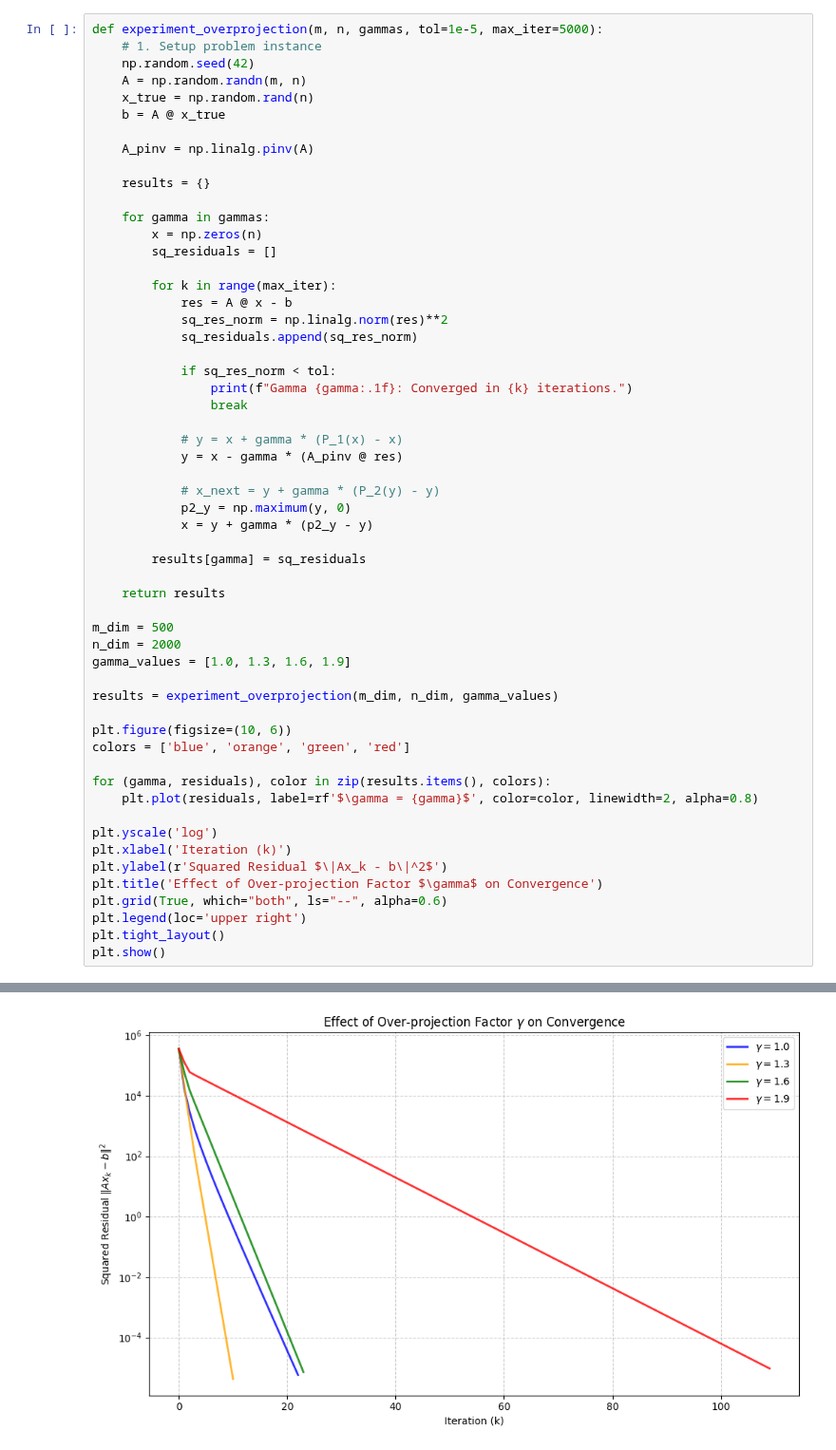
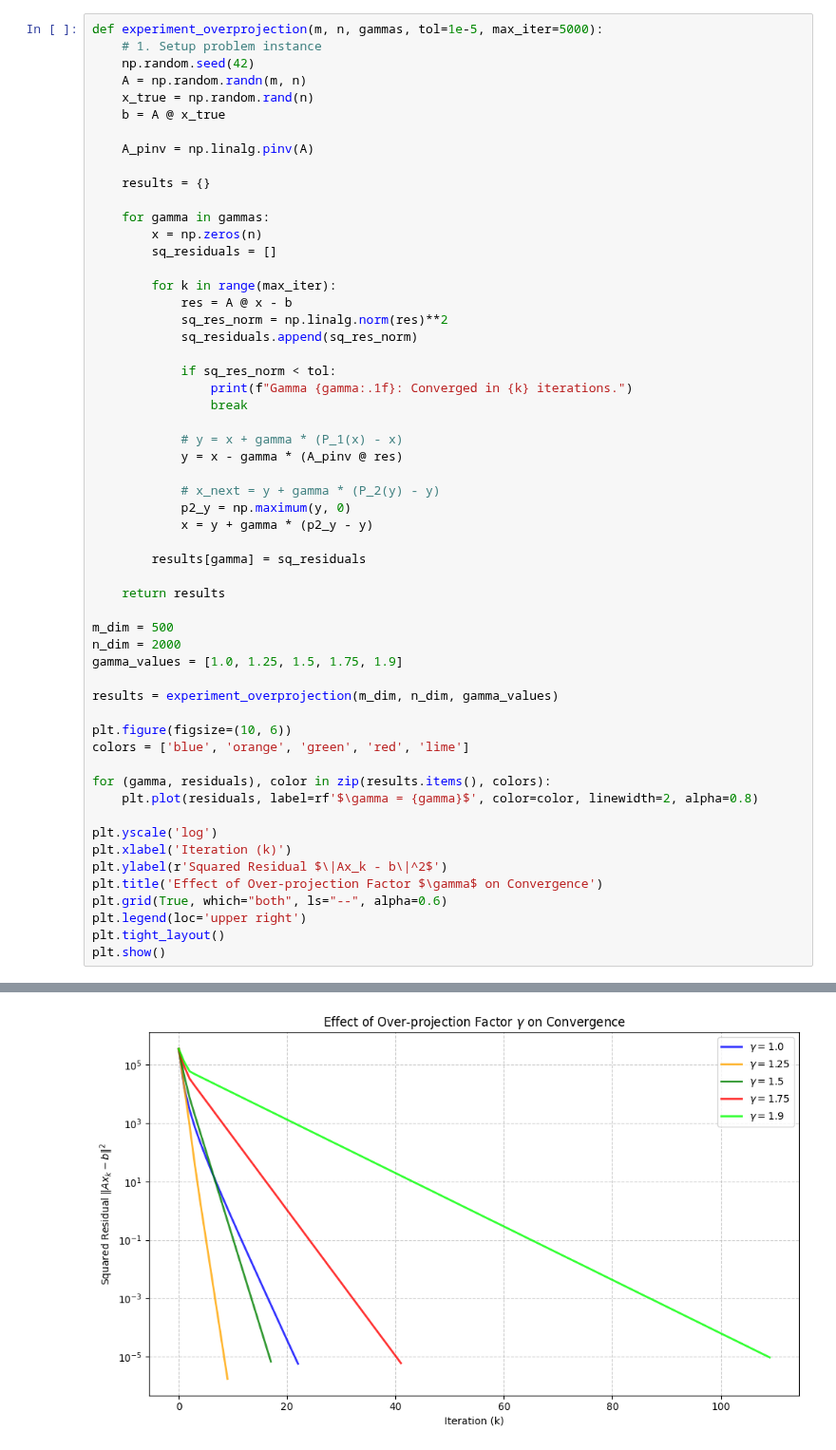
Before and after one commit to aarush-khirwadkar/random-stuff, a Jupyter notebook: stat525_hw2/stat525_hw2.ipynb, the cells around one changed output, grey strips where cells are left out. Shown at 95% size. Cells and saved outputs as stored; diff of their text form.

```diff
--- a/stat525_hw2/stat525_hw2.ipynb
+++ b/stat525_hw2/stat525_hw2.ipynb
@@ -86,12 +86,12 @@ def experiment_overprojection(m, n, gammas, tol=1e-5, max_iter=5000):
 
 m_dim = 500
 n_dim = 2000
-gamma_values = [1.0, 1.3, 1.6, 1.9]
+gamma_values = [1.0, 1.25, 1.5, 1.75, 1.9]
 
 results = experiment_overprojection(m_dim, n_dim, gamma_values)
 
 plt.figure(figsize=(10, 6))
-colors = ['blue', 'orange', 'green', 'red']
+colors = ['blue', 'orange', 'green', 'red', 'lime']
 
 for (gamma, residuals), color in zip(results.items(), colors):
     plt.plot(residuals, label=rf'$\gamma = {gamma}$', color=color, linewidth=2, alpha=0.8)
@@ -111,2 +112,2 @@ Gamma 1.6: Converged in 23 iterations.
 Gamma 1.9: Converged in 109 iterations.
-[figure, old version]
+[figure, new version]
```
Also changed, not shown: parts of 1 cell of this notebook.
